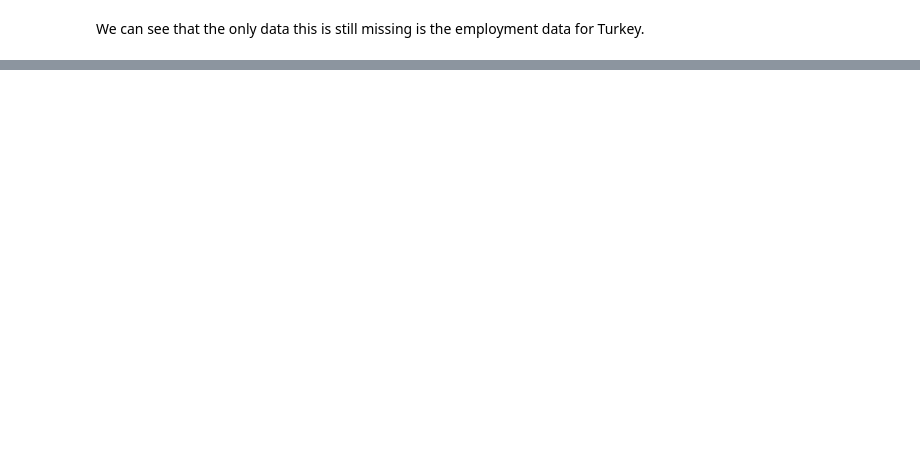
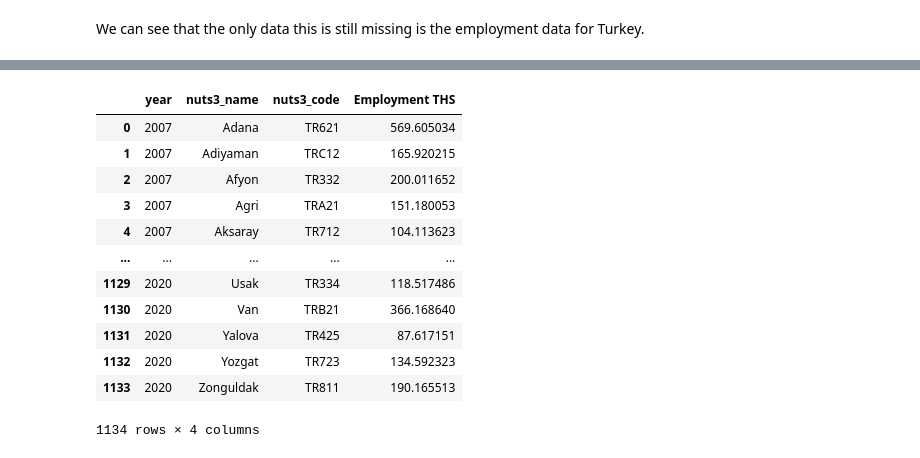
Before and after one commit to carferrom/Nova-SBE-Field-Lab, a Jupyter notebook: data_preprocessing.ipynb, the cells around one changed output, grey strips where cells are left out. Drawn from its saved outputs; the diff is of its cells as text; code cells hidden in the pictures; blank space fills up the shorter version.

```diff
--- a/data_preprocessing.ipynb
+++ b/data_preprocessing.ipynb
@@ -939,0 +947,22 @@ We can see that the only data this is still missing is the employment data for T
+# %%
+# Read the file
+turkey_employment = pd.read_excel("Data/Turkey Employment.xlsx",sheet_name="Population")
+
+# Drop unnecessary columns
+turkey_employment = turkey_employment.drop(columns=['POP (THS)', '% Distribution'])
+
+turkey_employment
+# %% [output]
+|  | year | nuts3_name | nuts3_code | Employment THS |
+| 0 | 2007 | Adana | TR621 | 569.605034 |
+| 1 | 2007 | Adiyaman | TRC12 | 165.920215 |
+| 2 | 2007 | Afyon | TR332 | 200.011652 |
+| 3 | 2007 | Agri | TRA21 | 151.180053 |
+| 4 | 2007 | Aksaray | TR712 | 104.113623 |
+| ... | ... | ... | ... | ... |
+| 1129 | 2020 | Usak | TR334 | 118.517486 |
+| 1130 | 2020 | Van | TRB21 | 366.168640 |
+| 1131 | 2020 | Yalova | TR425 | 87.617151 |
+| 1132 | 2020 | Yozgat | TR723 | 134.592323 |
+| 1133 | 2020 | Zonguldak | TR811 | 190.165513 |
+1134 rows × 4 columns
```
Also changed, not shown: parts of 22 cells of this notebook, 6 other files.
